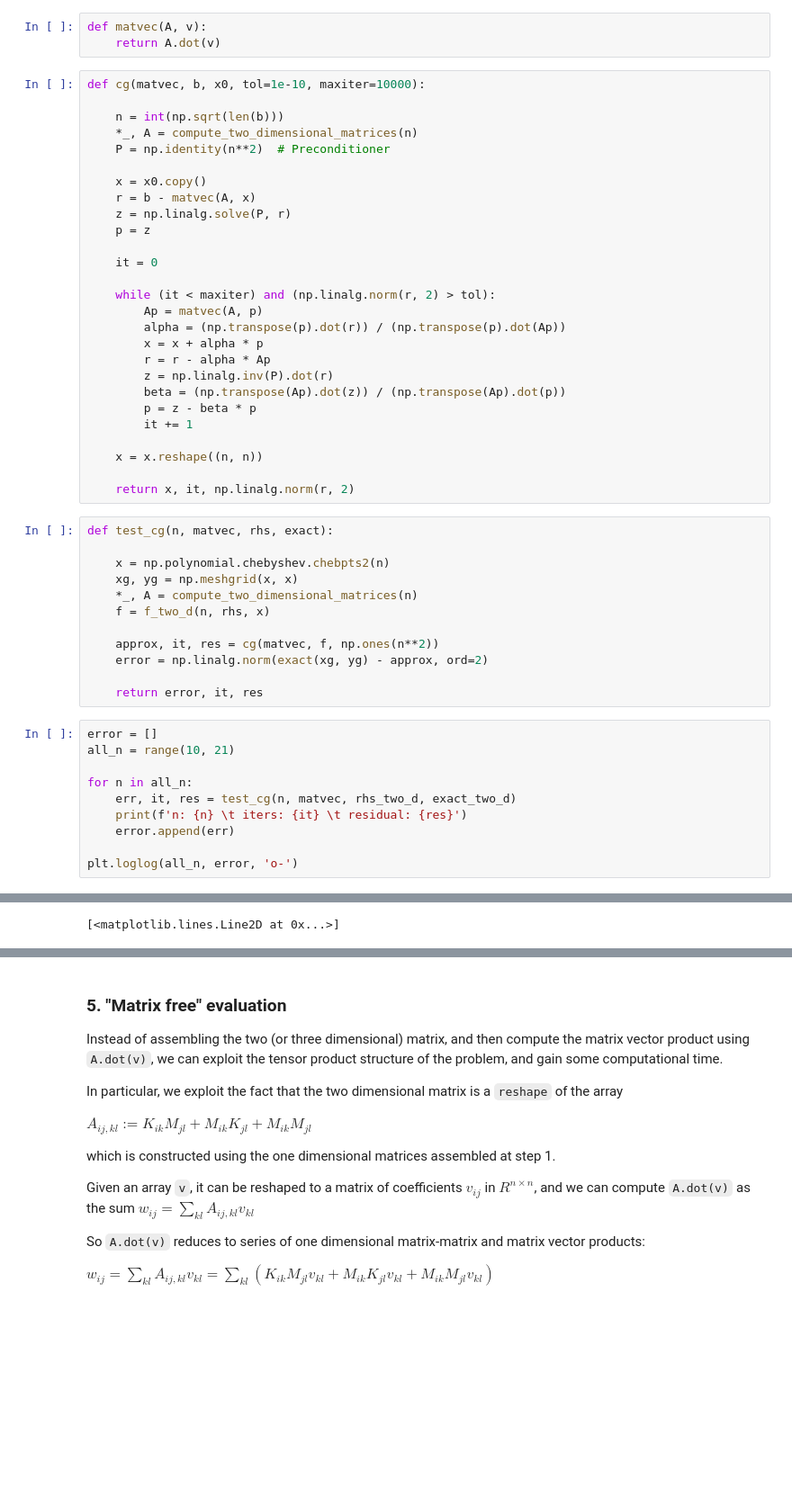
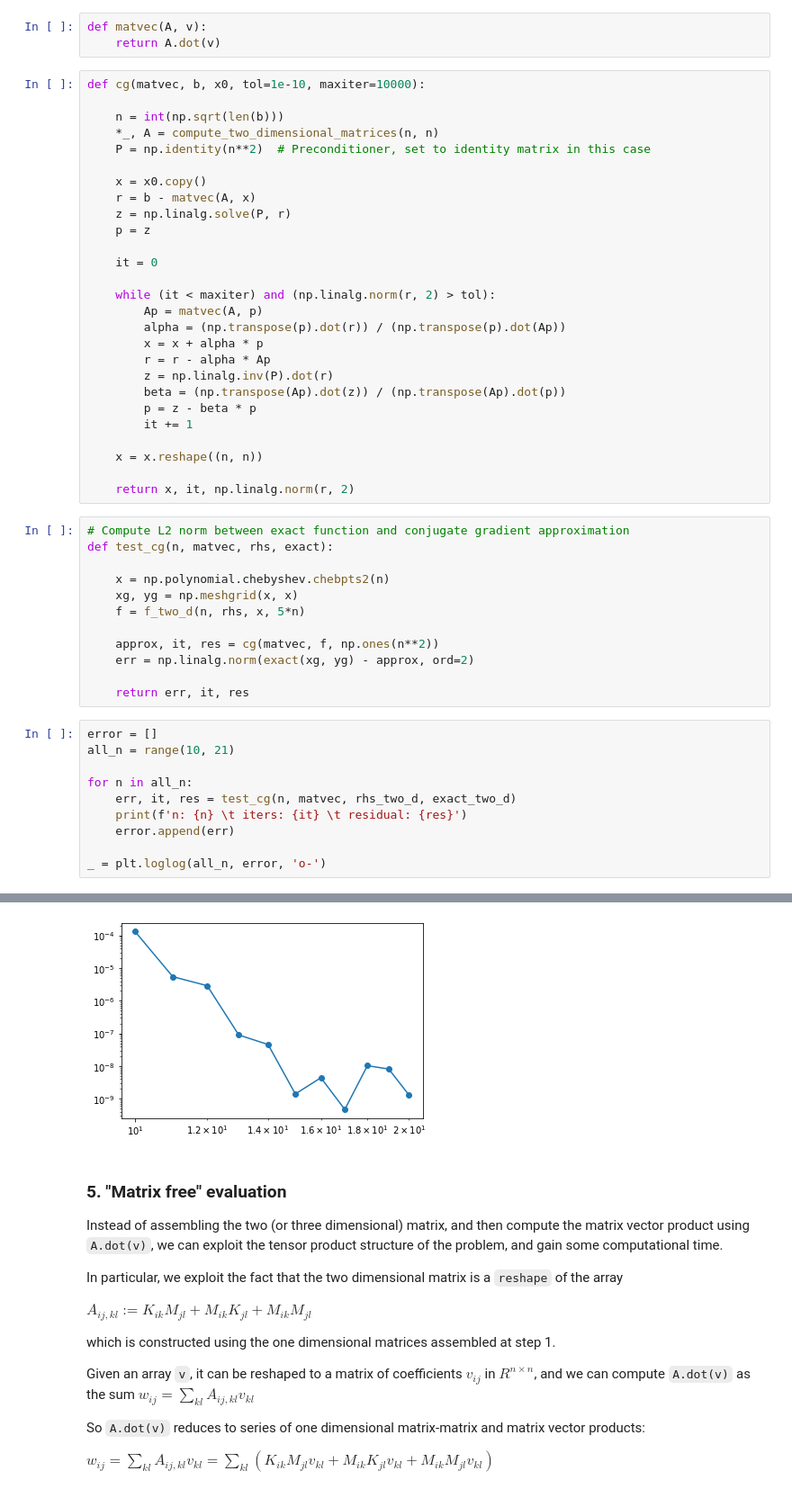
Before and after one commit to daniele-irto/na_exam, a Jupyter notebook: final_project.ipynb, the cells around one changed output, grey strips where cells are left out. Shown at 90% size. Cells and saved outputs as stored; diff of their text form; blank space fills up the shorter version.

```diff
--- a/final_project.ipynb
+++ b/final_project.ipynb
@@ -409,8 +404,8 @@ def matvec(A, v):
 def cg(matvec, b, x0, tol=1e-10, maxiter=10000):
 
     n = int(np.sqrt(len(b)))
-    *_, A = compute_two_dimensional_matrices(n)
-    P = np.identity(n**2)  # Preconditioner
+    *_, A = compute_two_dimensional_matrices(n, n)
+    P = np.identity(n**2)  # Preconditioner, set to identity matrix in this case
 
     x = x0.copy()
     r = b - matvec(A, x)
@@ -433,17 +428,17 @@ def cg(matvec, b, x0, tol=1e-10, maxiter=10000):
 
     return x, it, np.linalg.norm(r, 2)
 # %%
+# Compute L2 norm between exact function and conjugate gradient approximation
 def test_cg(n, matvec, rhs, exact):
 
     x = np.polynomial.chebyshev.chebpts2(n)
     xg, yg = np.meshgrid(x, x)
-    *_, A = compute_two_dimensional_matrices(n)
-    f = f_two_d(n, rhs, x)
+    f = f_two_d(n, rhs, x, 5*n)
 
     approx, it, res = cg(matvec, f, np.ones(n**2))
-    error = np.linalg.norm(exact(xg, yg) - approx, ord=2)
+    err = np.linalg.norm(exact(xg, yg) - approx, ord=2)
 
-    return error, it, res
+    return err, it, res
 # %%
 error = []
 all_n = range(10, 21)
@@ -453,5 +448,5 @@ for n in all_n:
     print(f'n: {n} \t iters: {it} \t residual: {res}')
     error.append(err)
 
-plt.loglog(all_n, error, 'o-')
+_ = plt.loglog(all_n, error, 'o-')
 # %% [output]
@@ -469 +463,0 @@ n: 20    iters: 133      residual: 9.228904968247828e-11
-[<matplotlib.lines.Line2D at 0x...>]
@@ -471,3 +464,4 @@ n: 20    iters: 133      residual: 9.228904968247828e-11
+[figure, added]
 # %% [markdown]
 ### 5. "Matrix free" evaluation
 
```
Also changed, not shown: parts of 15 cells of this notebook, 1 other file.
